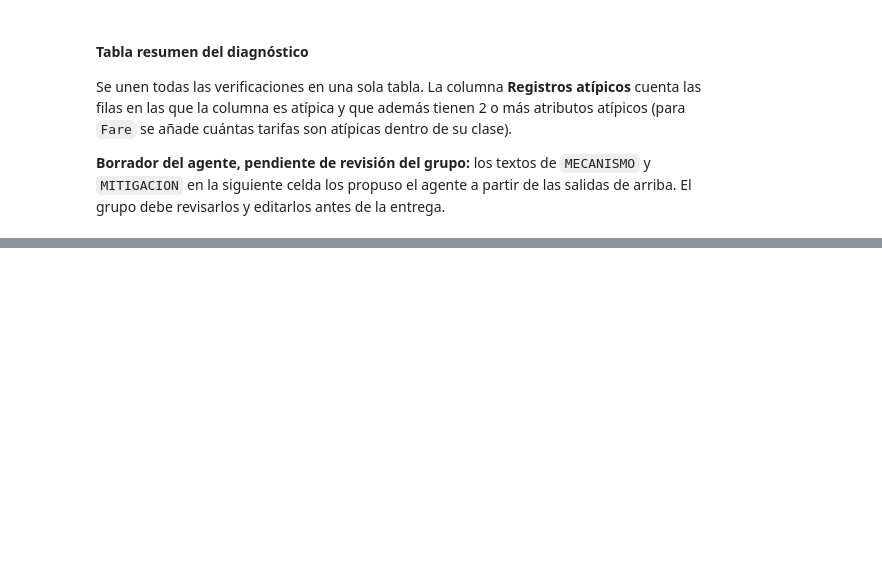
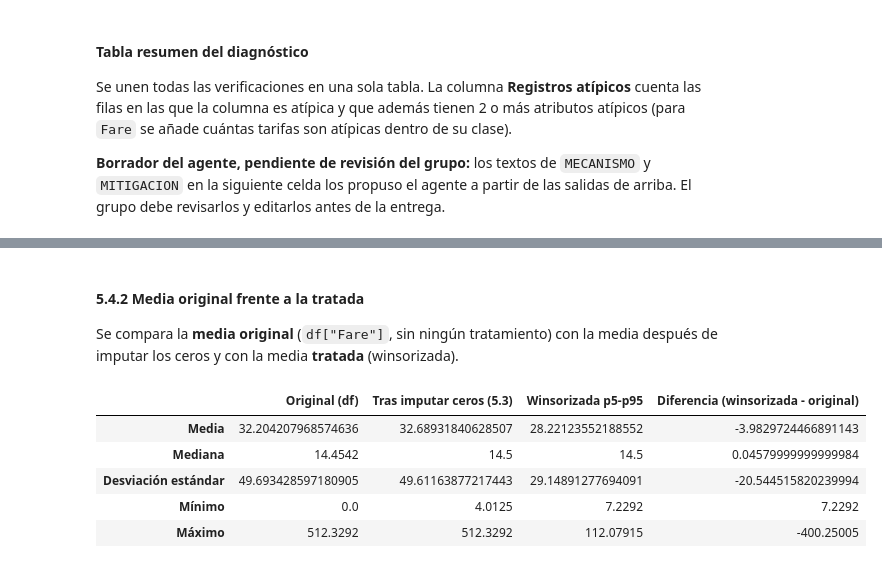
Before and after one commit to luisbr5000-art/taller_2, a Jupyter notebook: work/Taller_2_Gestion_de_Datos.ipynb, the cells around one changed output, grey strips where cells are left out. Cells and saved outputs as stored; diff of their text form; code cells hidden in the pictures; blank space fills up the shorter version.

```diff
--- a/work/Taller_2_Gestion_de_Datos.ipynb
+++ b/work/Taller_2_Gestion_de_Datos.ipynb
@@ -395,0 +929,21 @@ with pd.option_context("display.max_colwidth", None):
+# %%
+# Fare después del punto 8 (ceros imputados), antes de winsorizar
+fare_antes_winsor = df_limpio["Fare"].copy()
+
+# Percentiles 5 y 95
+p05, p95 = fare_antes_winsor.quantile([0.05, 0.95])
+print("Percentil 5 de Fare: ", p05)
+print("Percentil 95 de Fare:", p95)
+print("Valores por debajo del p5 (se suben):", int((fare_antes_winsor < p05).sum()))
+print("Valores por encima del p95 (se bajan):", int((fare_antes_winsor > p95).sum()))
+
+# Comparación con Tukey (función limites_tukey del Ejercicio 1) sobre la misma serie
+tukey_inf, tukey_sup = limites_tukey(fare_antes_winsor)
+print("\nLímites de Tukey de Fare:", tukey_inf, "|", tukey_sup)
+print("Valores que Tukey recortaría por encima:", int((fare_antes_winsor > tukey_sup).sum()))
+
+# Winsorización
+df_limpio["Fare"] = fare_antes_winsor.clip(lower=p05, upper=p95)
+
+# La winsorización no altera el orden de las tarifas: la correlación de Spearman con la serie previa
+print("\nSpearman entre Fare antes y después de winsorizar:", fare_antes_winsor.corr(df_limpio["Fare"], method="spearman"))
@@ -395,0 +960,29 @@ with pd.option_context("display.max_colwidth", None):
+# %% [markdown]
+#### 5.4.2 Media original frente a la tratada
+
+Se compara la **media original** (`df["Fare"]`, sin ningún tratamiento) con la media después de imputar los ceros y con la media **tratada** (winsorizada).
+# %%
+# Estadísticos de Fare: original, tras imputar ceros y winsorizada
+def resumen_fare(serie):
+    return pd.Series({
+        "Media": serie.mean(),
+        "Mediana": serie.median(),
+        "Desviación estándar": serie.std(),
+        "Mínimo": serie.min(),
+        "Máximo": serie.max(),
+    })
+
+comparacion_fare = pd.DataFrame({
+    "Original (df)": resumen_fare(df["Fare"]),
+    "Tras imputar ceros (5.3)": resumen_fare(fare_antes_winsor),
+    "Winsorizada p5-p95": resumen_fare(df_limpio["Fare"]),
+})
+comparacion_fare["Diferencia (winsorizada - original)"] = comparacion_fare["Winsorizada p5-p95"] - comparacion_fare["Original (df)"]
+comparacion_fare
+# %% [output]
+|  | Original (df) | Tras imputar ceros (5.3) | Winsorizada p5-p95 | Diferencia (winsorizada - original) |
+| Media | 32.204207968574636 | 32.68931840628507 | 28.22123552188552 | -3.9829724466891143 |
+| Mediana | 14.4542 | 14.5 | 14.5 | 0.04579999999999984 |
+| Desviación estándar | 49.693428597180905 | 49.61163877217443 | 29.14891277694091 | -20.544515820239994 |
+| Mínimo | 0.0 | 4.0125 | 7.2292 | 7.2292 |
+| Máximo | 512.3292 | 512.3292 | 112.07915 | -400.25005 |
```
Also changed, not shown: parts of 57 cells of this notebook, 5 other files.
